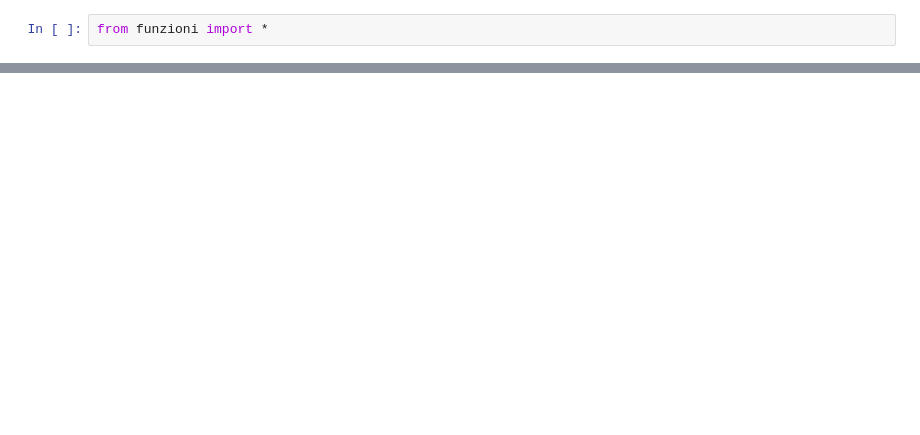
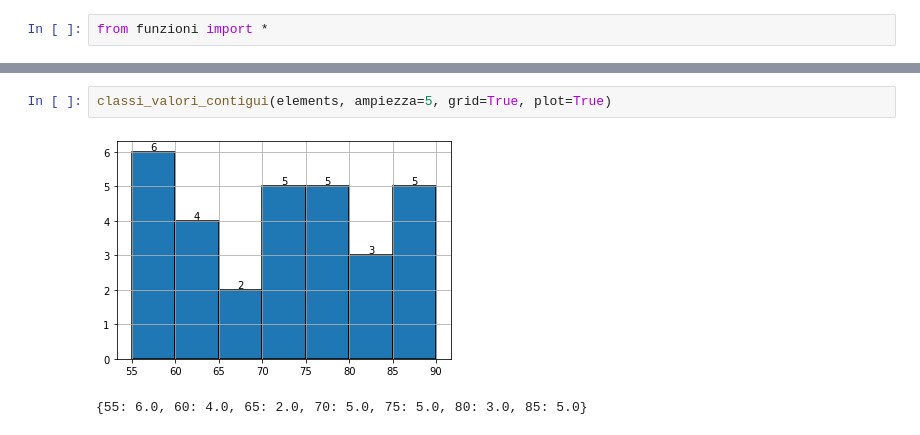
Before and after one commit to OB-UNISA/Statistica, a Jupyter notebook: presentation.ipynb, the cells around one changed output, grey strips where cells are left out. Cells and saved outputs as stored; diff of their text form; blank space fills up the shorter version.

```diff
--- a/presentation.ipynb
+++ b/presentation.ipynb
@@ -79,3 +106,8 @@ classi = classi_valori_contigui(elements, ampiezza=1, grid=True, plot=True)
+# %%
+classi_valori_contigui(elements, ampiezza=5, grid=True, plot=True)
+# %% [output]
+[figure, added]
+{55: 6.0, 60: 4.0, 65: 2.0, 70: 5.0, 75: 5.0, 80: 3.0, 85: 5.0}
 # %%
 grafico_a_torta(classi.keys(), classi.values())
 # %% [output]
```
Also changed, not shown: parts of 12 cells of this notebook, 1 other file.
